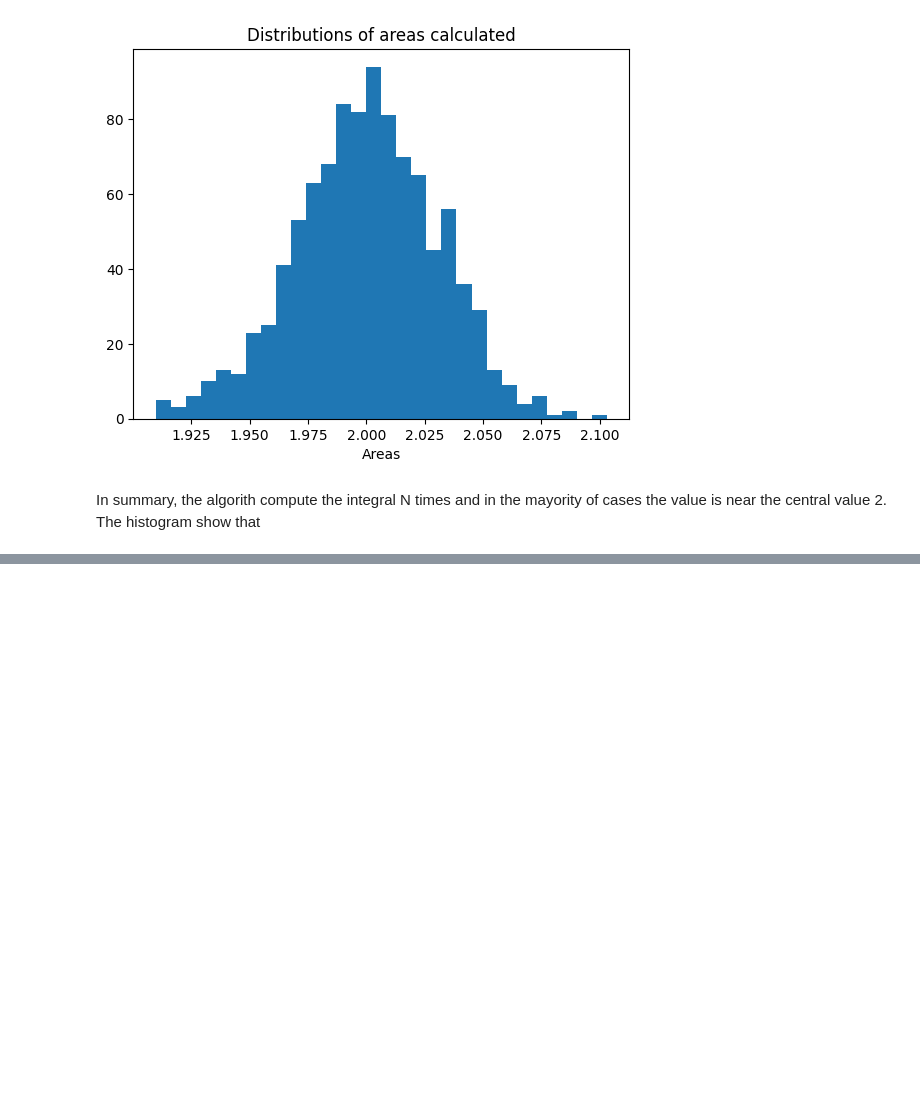
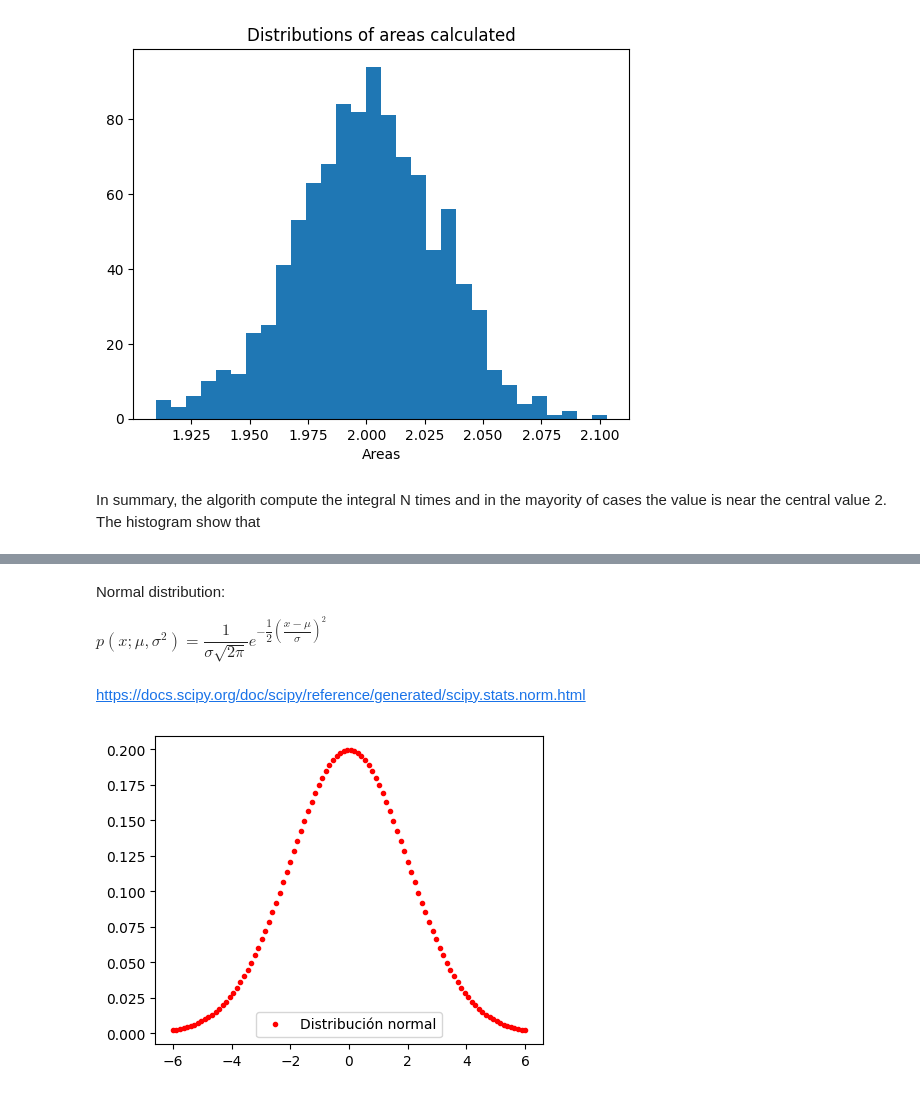
Before and after one commit to anferivera/Programming, a Jupyter notebook: 5_2_Monte_Carlo_integration_Marckov_chain.ipynb, the cells around one changed output, grey strips where cells are left out. Cells and saved outputs as stored; diff of their text form; code cells hidden in the pictures; blank space fills up the shorter version.

```diff
--- a/5_2_Monte_Carlo_integration_Marckov_chain.ipynb
+++ b/5_2_Monte_Carlo_integration_Marckov_chain.ipynb
@@ -216,3 +224,18 @@ https://relopezbriega.github.io/blog/2017/01/10/introduccion-a-los-metodos-de-mo
 from scipy.stats import norm
 import numpy as np
 import matplotlib.pyplot as plt
+# %% [markdown]
+Normal distribution:
+
+$p(x;\mu,\sigma^2)=\dfrac{1}{\sigma \sqrt{2\pi}} e^{-\dfrac{1}{2}\left(\dfrac{x-μ}{\sigma}\right)^2}$
+# %% [markdown]
+https://docs.scipy.org/doc/scipy/reference/generated/scipy.stats.norm.html
+# %%
+x = np.linspace(-6, 6, 100)
+y = norm(0, 2).pdf(x) #mu=mean es 1 y sigma es 2
+plt.figure(figsize=(5,4))
+plt.plot(x, y, 'r.', lw=3, label='Distribución normal')
+plt.legend(fontsize=10)
+plt.show()
+# %% [output]
+[figure, added]
```
Also changed, not shown: parts of 12 cells of this notebook.
